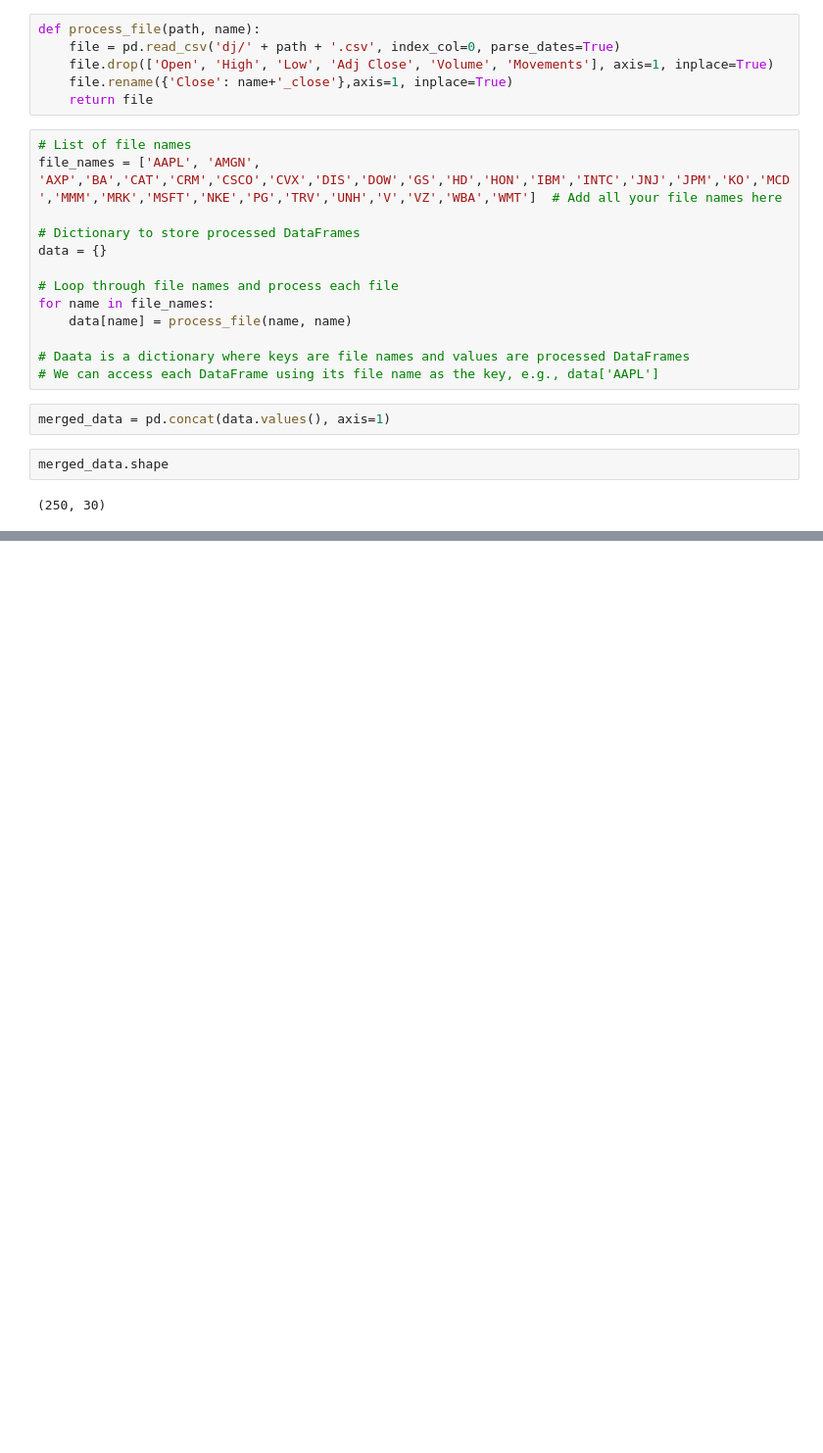
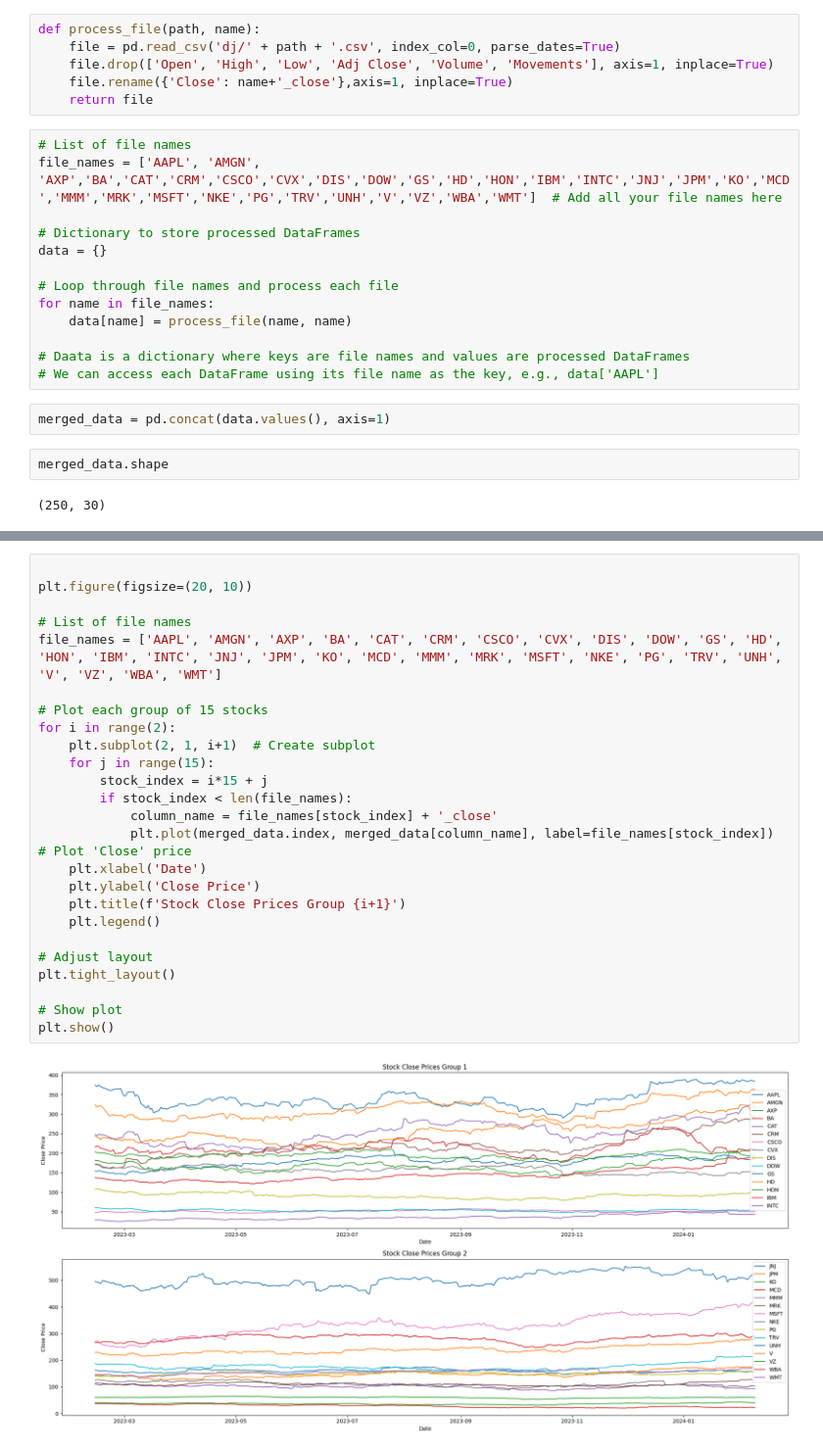
Before and after one commit to idriskhattak/EDA-on-Stocks, a Jupyter notebook: Merging_Data.ipynb, the cells around one changed output, grey strips where cells are left out. Shown at 98% size. Saved outputs shown, nothing was run; the diff lists cells and outputs as text; blank space fills up the shorter version.

```diff
--- a/Merging_Data.ipynb
+++ b/Merging_Data.ipynb
@@ -108,0 +105,27 @@ plt.show()
+# %%
+
+plt.figure(figsize=(20, 10))
+
+# List of file names
+file_names = ['AAPL', 'AMGN', 'AXP', 'BA', 'CAT', 'CRM', 'CSCO', 'CVX', 'DIS', 'DOW', 'GS', 'HD', 'HON', 'IBM', 'INTC', 'JNJ', 'JPM', 'KO', 'MCD', 'MMM', 'MRK', 'MSFT', 'NKE', 'PG', 'TRV', 'UNH', 'V', 'VZ', 'WBA', 'WMT']
+
+# Plot each group of 15 stocks
+for i in range(2):
+    plt.subplot(2, 1, i+1)  # Create subplot
+    for j in range(15):
+        stock_index = i*15 + j
+        if stock_index < len(file_names):
+            column_name = file_names[stock_index] + '_close'
+            plt.plot(merged_data.index, merged_data[column_name], label=file_names[stock_index])  # Plot 'Close' price
+    plt.xlabel('Date')
+    plt.ylabel('Close Price')
+    plt.title(f'Stock Close Prices Group {i+1}')
+    plt.legend()
+
+# Adjust layout
+plt.tight_layout()
+
+# Show plot
+plt.show()
+# %% [output]
+[figure, added]
```
Also changed, not shown: parts of 6 cells of this notebook, 1 other file.
